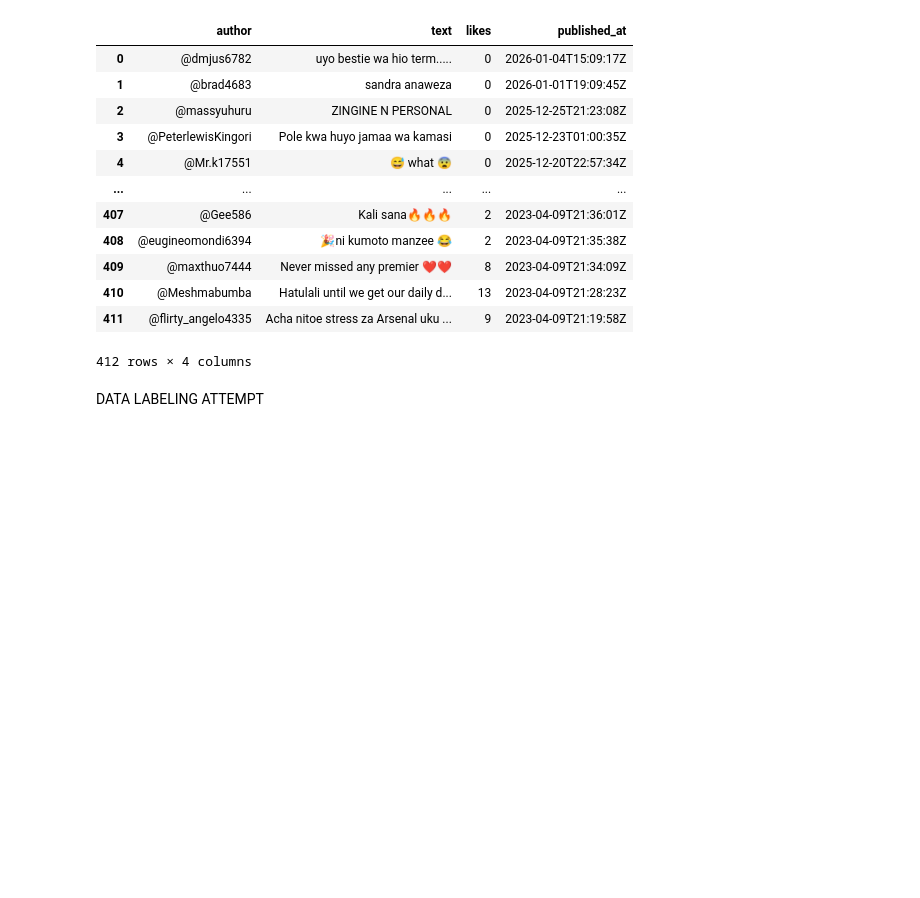
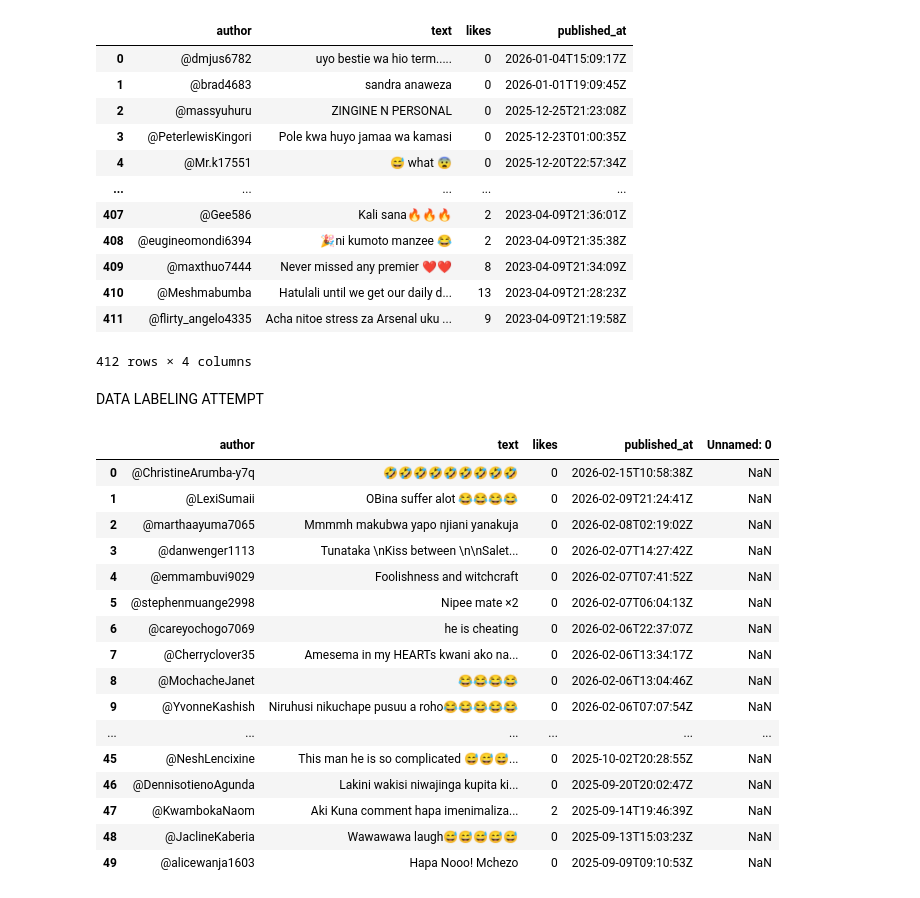
Before and after one commit to Stella-Kiarie/Cyber-Bullying-Detection, a Jupyter notebook: scrape.ipynb, the cells around one changed output. Saved outputs shown, nothing was run; the diff lists cells and outputs as text; code cells hidden in the pictures; blank space fills up the shorter version.

```diff
--- a/scrape.ipynb
+++ b/scrape.ipynb
@@ -154,3 +154,23 @@ final_df = pd.concat(data_frames, ignore_index=True)
 DATA LABELING ATTEMPT
 # %%
 final_df.to_csv('final_data.csv')
+# %%
+final_df.head(50)
+# %% [output]
+|  | author | text | likes | published_at | Unnamed: 0 |
+| 0 | @ChristineArumba-y7q | 🤣🤣🤣🤣🤣🤣🤣🤣🤣 | 0 | 2026-02-15T10:58:38Z | NaN |
+| 1 | @LexiSumaii | OBina suffer alot 😂😂😂😂 | 0 | 2026-02-09T21:24:41Z | NaN |
+| 2 | @marthaayuma7065 | Mmmmh makubwa yapo njiani yanakuja | 0 | 2026-02-08T02:19:02Z | NaN |
+| 3 | @danwenger1113 | Tunataka \nKiss between \n\nSalet... | 0 | 2026-02-07T14:27:42Z | NaN |
+| 4 | @emmambuvi9029 | Foolishness and witchcraft | 0 | 2026-02-07T07:41:52Z | NaN |
+| 5 | @stephenmuange2998 | Nipee mate ×2 | 0 | 2026-02-07T06:04:13Z | NaN |
+| 6 | @careyochogo7069 | he is cheating | 0 | 2026-02-06T22:37:07Z | NaN |
+| 7 | @Cherryclover35 | Amesema in my HEARTs kwani ako na... | 0 | 2026-02-06T13:34:17Z | NaN |
+| 8 | @MochacheJanet | 😂😂😂😂 | 0 | 2026-02-06T13:04:46Z | NaN |
+| 9 | @YvonneKashish | Niruhusi nikuchape pusuu a roho😂😂😂😂😂 | 0 | 2026-02-06T07:07:54Z | NaN |
+| ... | ... | ... | ... | ... | ... |
+| 45 | @NeshLencixine | This man he is so complicated 😅😅😅... | 0 | 2025-10-02T20:28:55Z | NaN |
+| 46 | @DennisotienoAgunda | Lakini wakisi niwajinga kupita ki... | 0 | 2025-09-20T20:02:47Z | NaN |
+| 47 | @KwambokaNaom | Aki Kuna comment hapa imenimaliza... | 2 | 2025-09-14T19:46:39Z | NaN |
+| 48 | @JaclineKaberia | Wawawawa laugh😅😅😅😅😅 | 0 | 2025-09-13T15:03:23Z | NaN |
+| 49 | @alicewanja1603 | Hapa Nooo! Mchezo | 0 | 2025-09-09T09:10:53Z | NaN |
```
Also changed, not shown: parts of 2 cells of this notebook, 5 other files.
